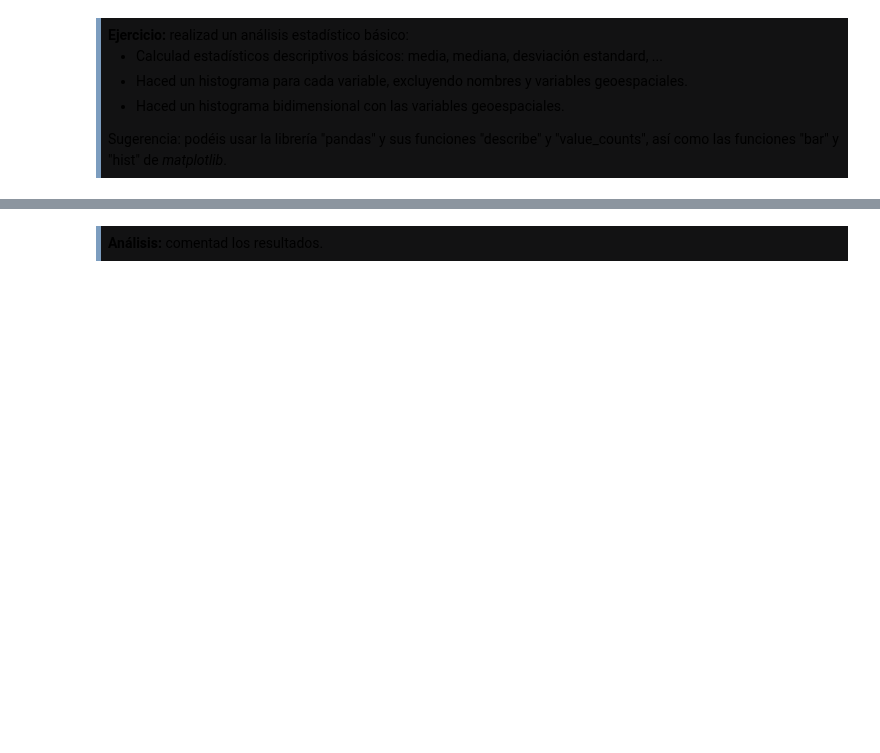
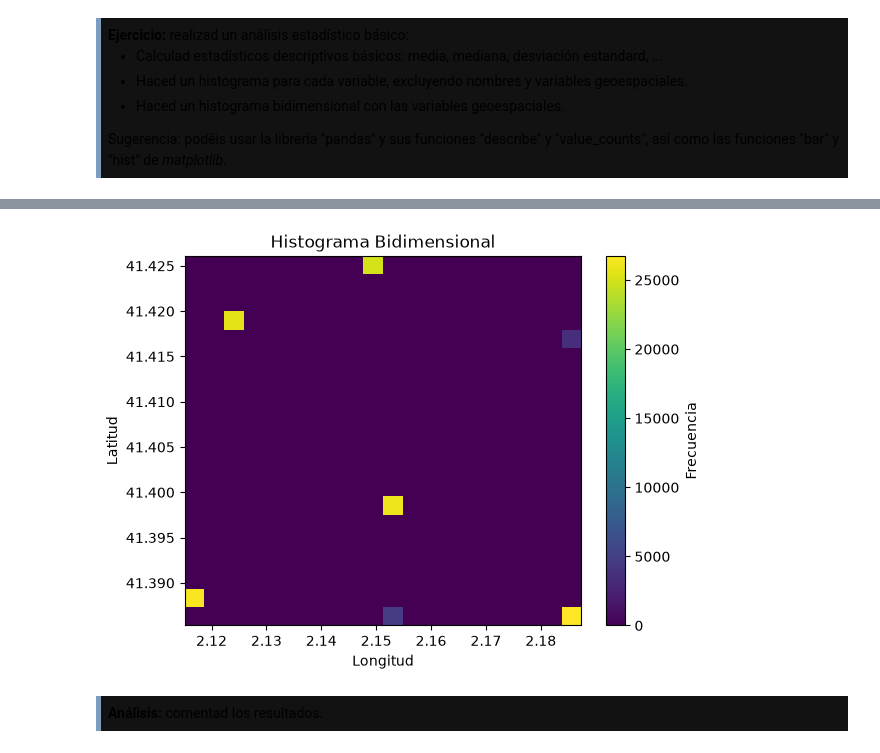
Before and after one commit to Axton-Industries/Aprendizaje-Automatico, a Jupyter notebook: PEC1/M2.891_20261_PEC1-Enunciado.ipynb, the cells around one changed output, grey strips where cells are left out. Cells and saved outputs as stored; diff of their text form; code cells hidden in the pictures; blank space fills up the shorter version.

```diff
--- a/PEC1/M2.891_20261_PEC1-Enunciado.ipynb
+++ b/PEC1/M2.891_20261_PEC1-Enunciado.ipynb
@@ -279,3 +302,14 @@ Sugerencia: podéis usar la librería "pandas" y sus funciones "describe" y "val
+# %%
+# Histograma bidimensional de latitud y longitud
+plt.hist2d(sensor_df['longitude'], sensor_df['latitude'], bins=20, cmap='viridis')
+
+plt.colorbar(label='Frecuencia')
+plt.xlabel('Longitud')
+plt.ylabel('Latitud')
+plt.title('Histograma Bidimensional')
+plt.show()
+# %% [output]
+[figure, added]
 # %% [markdown]
 <div style="background-color: #121213; border-color: #7C9DBF; border-left: 5px solid #7C9DBF; padding: 0.5em;">
 <strong>Análisis:</strong> comentad los resultados.
```
Also changed, not shown: parts of 18 cells of this notebook.
